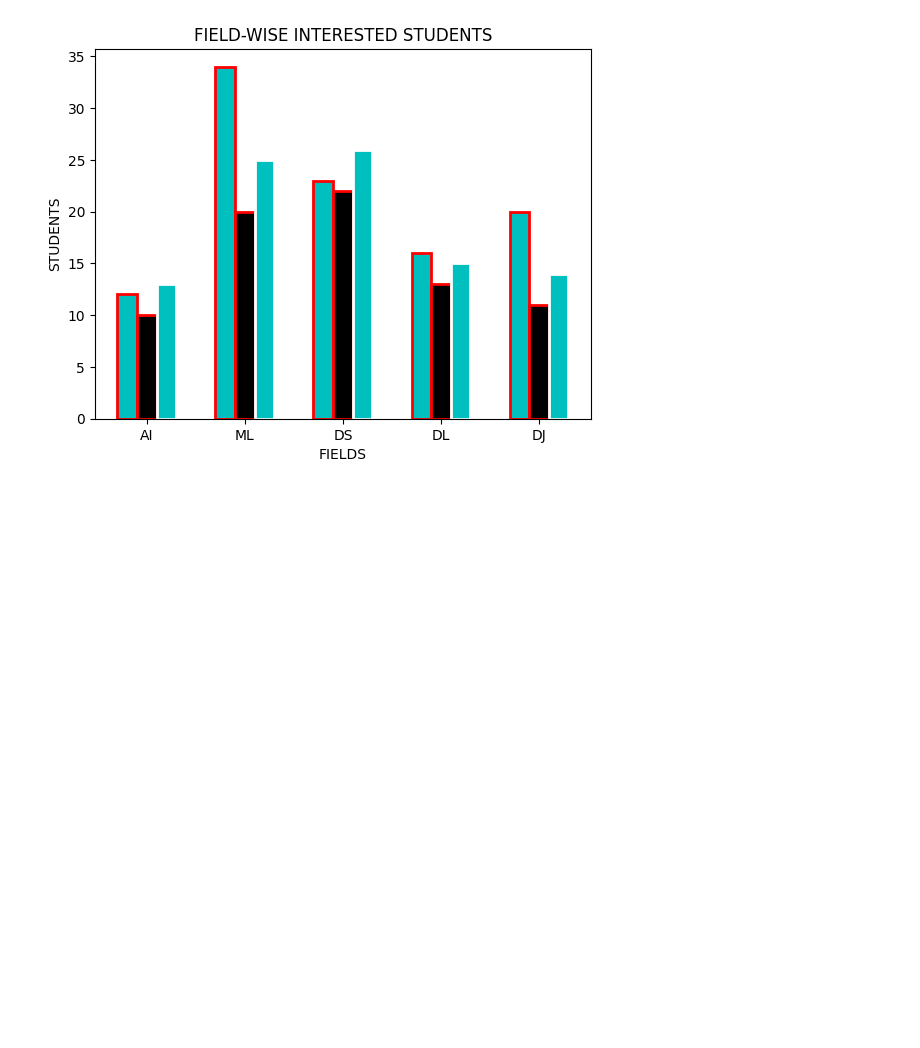
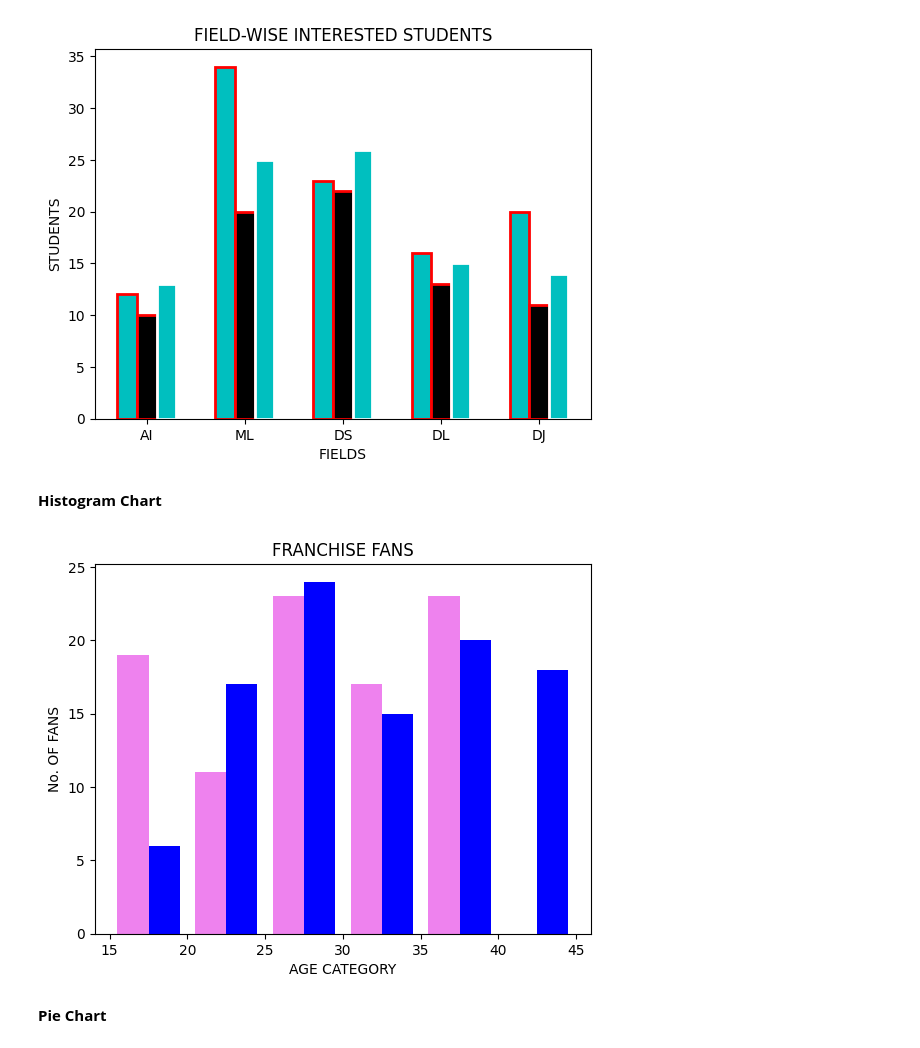
Before and after one commit to Samplergithub769/Data-Science-Intern, a Jupyter notebook: Python_Day13_Matplotlib_.ipynb, the cells around one changed output. Drawn from its saved outputs; the diff is of its cells as text; code cells hidden in the pictures; blank space fills up the shorter version.

```diff
--- a/Python_Day13_Matplotlib_.ipynb
+++ b/Python_Day13_Matplotlib_.ipynb
@@ -71,3 +71,19 @@ plt.ylabel("STUDENTS")
 plt.show()
 # %% [output]
 [figure]
+# %% [markdown]
+**Histogram Chart**
+# %%
+mi_fans=np.random.randint(18,45,(100)) #Generating random values within range
+kkr_fans=np.random.randint(12,40,(100)) #Generating random values within range
+bins=[15,20,25,30,35,40,45]
+# %%
+plt.hist([kkr_fans,mi_fans],bins,rwidth=0.8,histtype='bar',color=['violet','b'],label=['KKR FANS,MI FANS']) #Creating histogram with styling graph
+plt.title("FRANCHISE FANS") # Title for graph
+plt.xlabel("AGE CATEGORY")
+plt.ylabel("No. OF FANS")
+plt.show()
+# %% [output]
+[figure, added]
+# %% [markdown]
+**Pie Chart**
```
Also changed, not shown: parts of 4 cells of this notebook.
